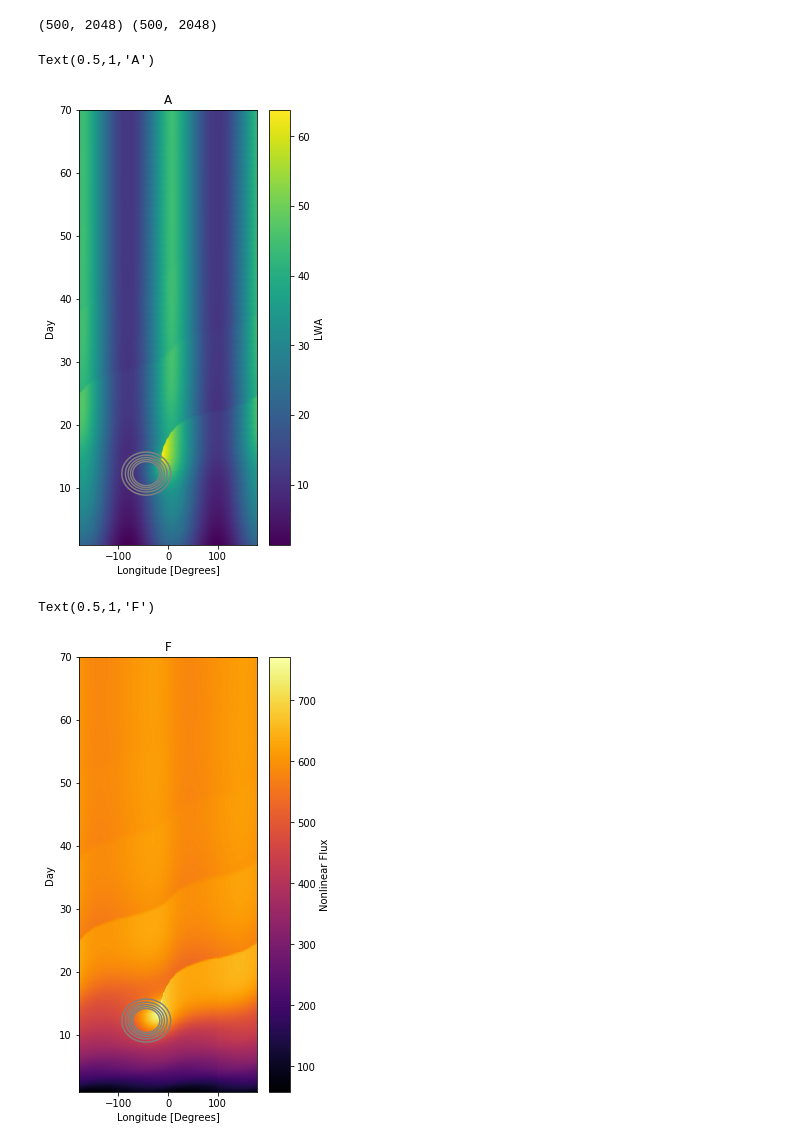
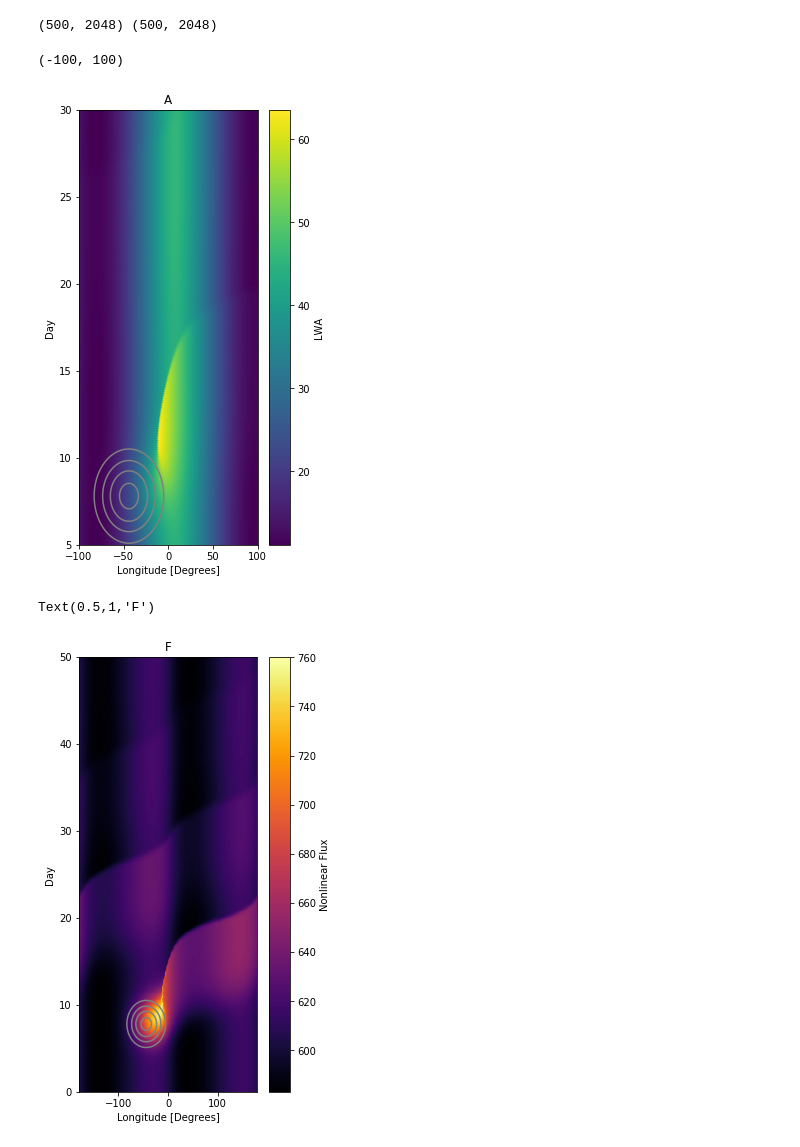
Before and after one commit to sjsmith757/rossby-blocking, a Jupyter notebook: runblocking.ipynb, the cells around one changed output. Saved outputs shown, nothing was run; the diff lists cells and outputs as text; code cells hidden in the pictures.

```diff
--- a/runblocking.ipynb
+++ b/runblocking.ipynb
@@ -9,7 +9,7 @@ alpha=0.55
 tau = 10*86400.0
 # %%
 def gaussforce(x,t,peak=2,inject=True):
-    tc = 12.3
+    tc = 277.8
     tw = 2.5
     t = t/86400.0
     xc = 16800.0e3
@@ -39,9 +39,9 @@ def noboru_cx(x,Lx,alpha):
 model = AtmosphericBlocking.Model(nx=2048,Lx = 28000e3,dt=.001*86400,alpha=alpha,
                                         tmax=3.5*86400,D=3.26e5,tau=tau,
                                         sfunc=gaussforce,cfunc=noboru_cx,
-                                        forcingpeak=4,injection=True)
+                                        forcingpeak=2,injection=True)
 # %%
-tmaxes = np.linspace(1,70,500)*86400
+tmaxes = np.linspace(270,320,500)*86400
 # %%
 A = 0
 S = 0
@@ -102,29 +102,29 @@ print(A.shape,ua.shape)
 (500, 2048) (500, 2048)
 # %%
 plt.figure(figsize=(4.,8))
-plt.pcolormesh(np.roll(lons,-456),tmaxes/86400,np.roll(A+model.A0[np.newaxis,:],-456),shading='Gouraud')
+plt.pcolormesh(np.roll(lons,-456),tmaxes/86400-270,np.roll(A+model.A0[np.newaxis,:],-456),shading='Gouraud')
 plt.colorbar(label="LWA")
-plt.contour(np.roll(lons,-456),tmaxes/86400,np.roll(S,-456),np.linspace(3e-5,6e-5,5),colors='0.5')
+plt.contour(np.roll(lons,-456),tmaxes/86400-270,np.roll(S,-456),np.linspace(3e-5,6e-5,5),colors='0.5')
 plt.xlabel(r"Longitude [Degrees]")
 plt.ylabel(r"Day")
 plt.title("A")
-#plt.ylim(5,30)
-#plt.xlim(-100,100)
+plt.ylim(5,30)
+plt.xlim(-100,100)
 #plt.xlim(13500,model.Lx/1e3)
 # %% [output]
-Text(0.5,1,'A')
+(-100, 100)
-[figure, old version]
+[figure, new version]
 # %%
 plt.figure(figsize=(4.,8))
-plt.pcolormesh(np.roll(lons,-456),tmaxes/86400,np.roll(F,-456),shading='Gouraud',cmap='inferno')
+plt.pcolormesh(np.roll(lons,-456),tmaxes/86400-270,np.roll(F,-456),shading='Gouraud',cmap='inferno')
 plt.colorbar(label='Nonlinear Flux')
-plt.contour(np.roll(lons,-456),tmaxes/86400,np.roll(S,-456),np.linspace(3e-5,6e-5,5),colors='0.5')
+plt.contour(np.roll(lons,-456),tmaxes/86400-270,np.roll(S,-456),np.linspace(3e-5,6e-5,5),colors='0.5')
 plt.xlabel(r"Longitude [Degrees]")
 plt.ylabel(r"Day")
 plt.title("F")
 #plt.ylim(5,30)
 #plt.xlim(-100,100)
 #plt.xlim(13500,model.Lx/1e3)
 # %% [output]
 Text(0.5,1,'F')
-[figure, old version]
+[figure, new version]
```
Also changed, not shown: parts of 11 cells of this notebook.
